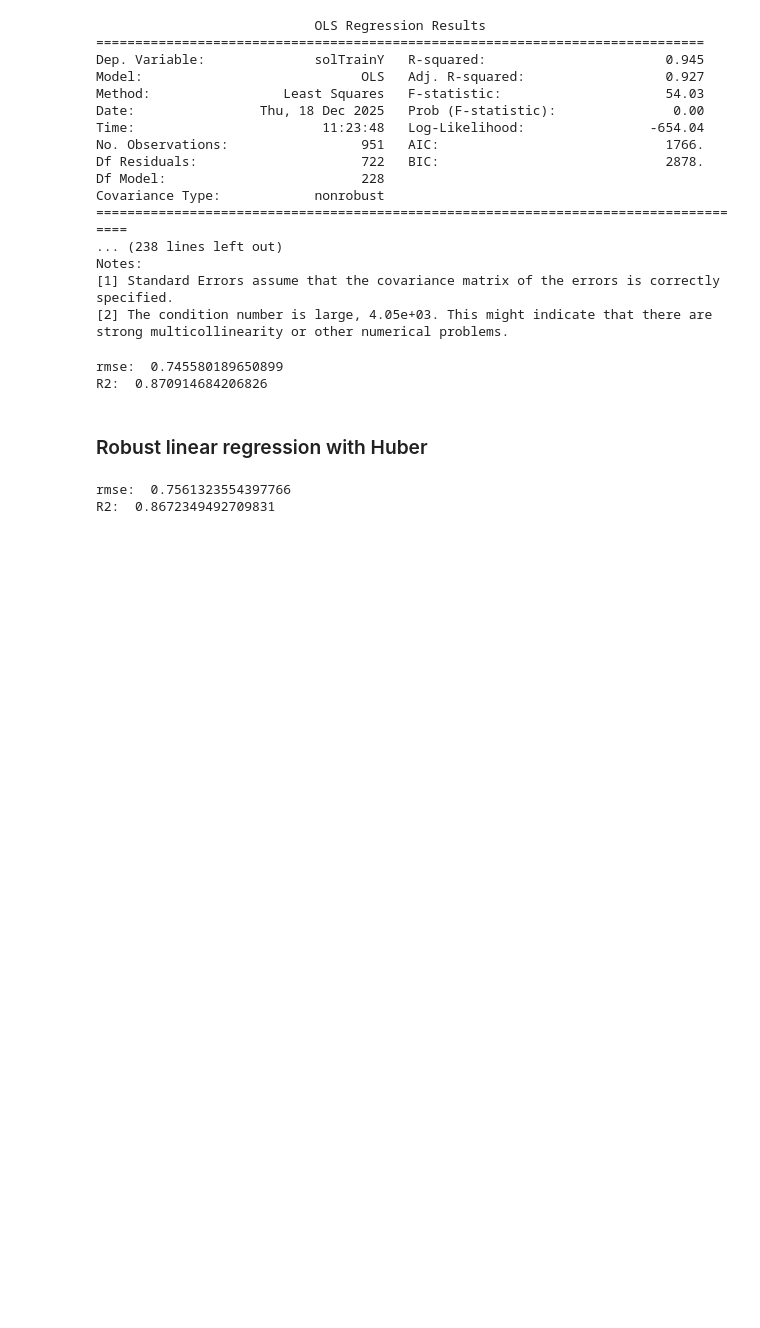
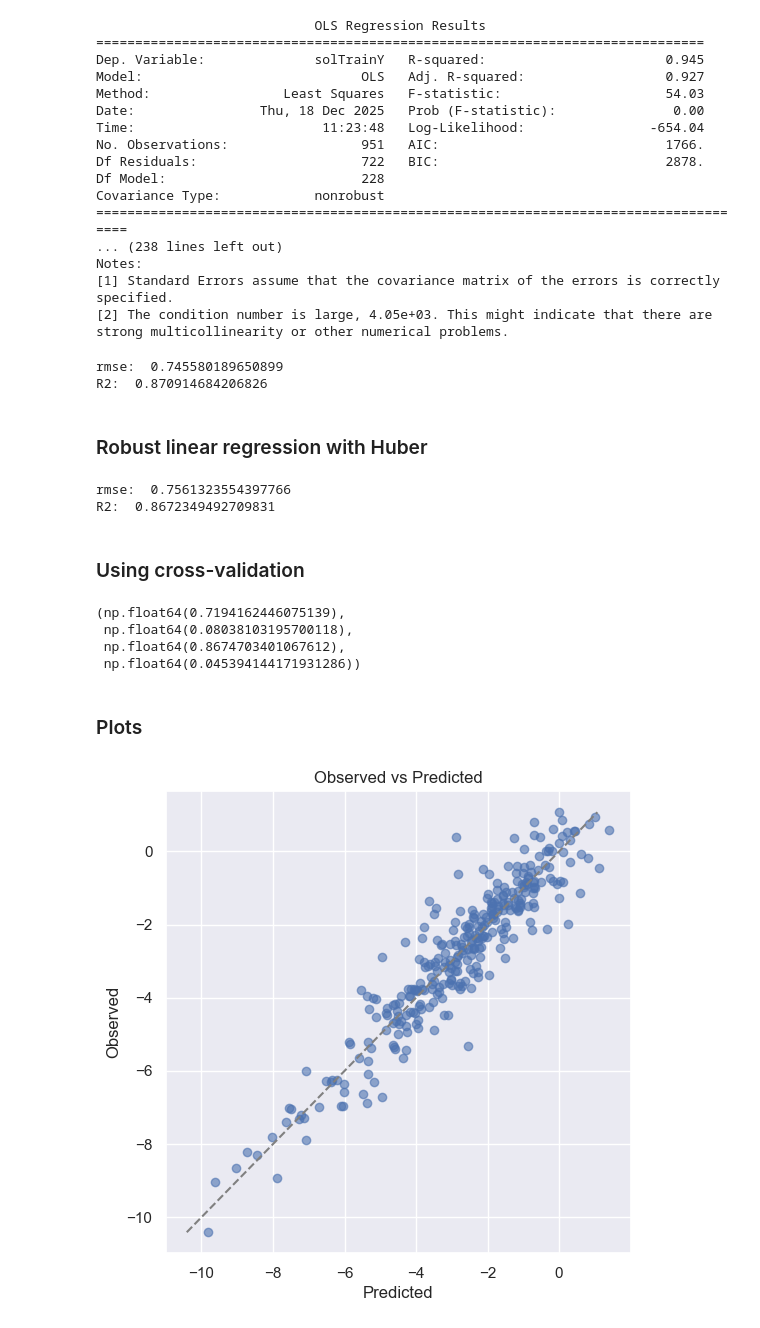
Before and after one commit to KABOSScodes/apm_projects, a Jupyter notebook: chapters/06_linear_regression_and_its_cousins/06_computations.ipynb, the cells around one changed output. Drawn from its saved outputs; the diff is of its cells as text; code cells hidden in the pictures; blank space fills up the shorter version.

```diff
--- a/chapters/06_linear_regression_and_its_cousins/06_computations.ipynb
+++ b/chapters/06_linear_regression_and_its_cousins/06_computations.ipynb
@@ -157,3 +157,58 @@ print("R2: ", r2_huber)
 # %% [output]
 rmse:  0.7561323554397766
 R2:  0.8672349492709831
+# %% [markdown]
+### Using cross-validation
+# %%
+cv = KFold(
+    n_splits=10,
+    shuffle=True,
+    random_state=100
+)
+
+
+lr = LinearRegression(fit_intercept=True)
+
+scoring = {
+    "rmse": "neg_root_mean_squared_error",
+    "r2": "r2"
+}
+
+cv_results = cross_validate(
+    lr,
+    sol_train_x_trans,
+    sol_train_y,
+    cv=cv,
+    scoring=scoring,
+    return_train_score=False
+)
+
+rmse_cv = -cv_results["test_rmse"]
+r2_cv = cv_results["test_r2"]
+# print("RMSE SD:", rmse.std(ddof=1))
+# print("R² SD:", r2.std(ddof=1))
+
+rmse_cv.mean(), rmse_cv.std(ddof=1), r2_cv.mean(), r2_cv.std(ddof=1)
+# %% [output]
+(np.float64(0.7194162446075139),
+ np.float64(0.08038103195700118),
+ np.float64(0.8674703401067612),
+ np.float64(0.045394144171931286))
+# %% [markdown]
+### Plots
+# %%
+plt.figure(figsize=(6, 6))
+plt.scatter(y_pred_test, y_test, alpha=0.6)
+plt.plot(
+    [y_test.min(), y_test.max()],
+    [y_test.min(), y_test.max()],
+    linestyle="--",
+    color="gray"
+)
+plt.xlabel("Predicted")
+plt.ylabel("Observed")
+plt.title("Observed vs Predicted")
+plt.grid(True)
+plt.show()
+# %% [output]
+[figure, added]
```
Also changed, not shown: parts of 1 cell of this notebook.
